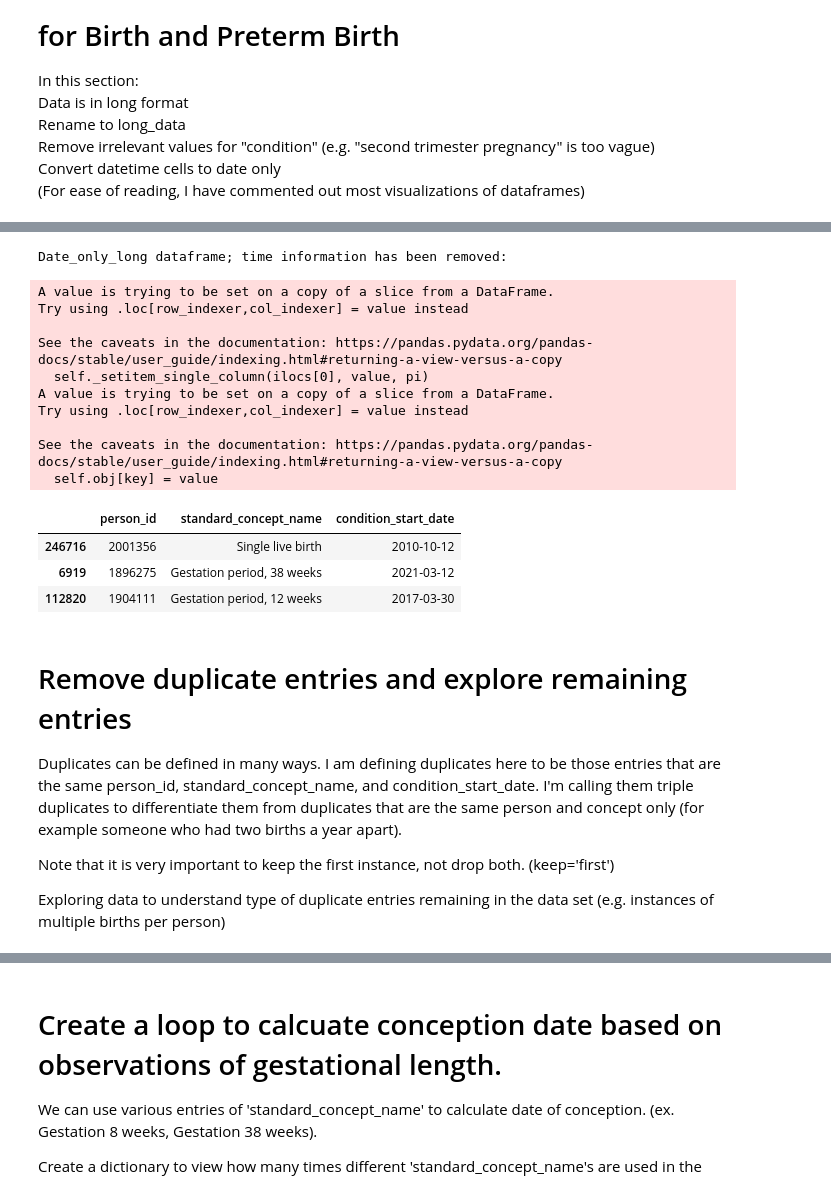
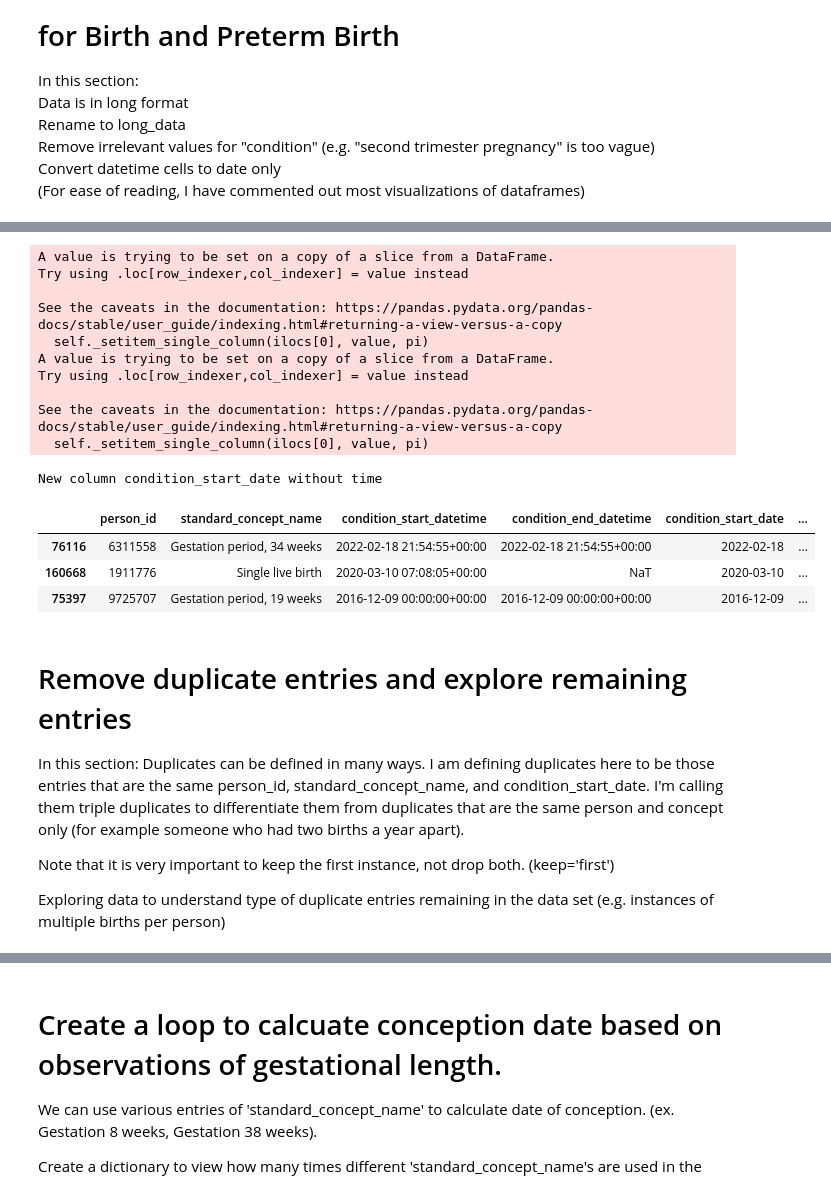
Before and after one commit to kgrillaert/preterm_birth, a Jupyter notebook: Exploration of Concept Set.ipynb, the cells around one changed output, grey strips where cells are left out. Drawn from its saved outputs; the diff is of its cells as text; code cells hidden in the pictures.

```diff
--- a/Exploration of Concept Set.ipynb
+++ b/Exploration of Concept Set.ipynb
@@ -14,18 +14,18 @@ Remove irrelevant values for "condition" (e.g. "second trimester pregnancy" is t
 Convert datetime cells to date only
 (For ease of reading, I have commented out most visualizations of dataframes)
 # %%
+import pandas as pd
 import os
-import pandas
 import numpy as np
+import time
 
-# This query represents dataset "Concept Set Exploration" for domain "condition" and was generated for
-#All of Us Controlled Tier Dataset v7
-
-dataset_95902282_condition_sql = """
+# This query represents dataset "Concept Set Exploration" for domain "condition" and was generated for All of Us Controlled Tier Dataset v7
+dataset_16190849_condition_sql = """
     SELECT
         c_occurrence.person_id,
         c_standard_concept.concept_name as standard_concept_name,
-        c_occurrence.condition_start_datetime
+        c_occurrence.condition_start_datetime,
+        c_occurrence.condition_end_datetime
     FROM
         ( SELECT
             *
@@ -120,11 +120,11 @@ dataset_95902282_condition_sql = """
                         `""" + os.environ["WORKSPACE_CDR"] + """.concept` c_standard_concept
                             ON c_occurrence.condition_concept_id = c_standard_concept.concept_id"""
 
-dataset_95902282_condition_df = pandas.read_gbq(
-    dataset_95902282_condition_sql,
+dataset_16190849_condition_df = pd.read_gbq(
+    dataset_16190849_condition_sql,
     dialect="standard",
     use_bqstorage_api=("BIGQUERY_STORAGE_API_ENABLED" in os.environ),
     progress_bar_type="tqdm_notebook")
 
-dataset_95902282_condition_df.sample(3)
+dataset_16190849_condition_df.sample(3)
 # %% [output]
@@ -135,6 +135,6 @@ dataset_95902282_condition_df.sample(3)
 # %%
-#Rename and visualize dataset - data in long format (multiple rows per person_id)
+#Rename and inspect dataset - data in long format (multiple rows per person_id)
 
-long_data = dataset_95902282_condition_df
+long_data = dataset_16190849_condition_df
 
-#long_data.info
+long_data.sample(6)
@@ -161,41 +170,45 @@ drop_long_data = long_data[~long_data['standard_concept_name'].isin(values_to_dr
 #print("Dataframe after dropping rows with specific values in 'standard_concept_name':")
 #print(drop_long_data)
 # %%
-#Convert condition_start_datetime cells to contain only date information and not time, as time is irrelevant to our question
+#Convert condition_start_datetime and end_datetime cells to contain only date information and not time, as time is irrelevant to our question
 #Make a new copy of the dataset and drop the old datetime column, retaining new date column
-
-import  pandas as pd
+import pandas as pd
 
 # Convert the datetime column to a datetime type
 drop_long_data.loc[:,'condition_start_datetime'] = pd.to_datetime(drop_long_data['condition_start_datetime'])
+drop_long_data.loc[:,'condition_end_datetime'] = pd.to_datetime(drop_long_data['condition_end_datetime'])
 
 #Create a new date only column
 drop_long_data.loc[:,'condition_start_date'] = drop_long_data['condition_start_datetime'].dt.date
+drop_long_data.loc[:,'condition_end_date'] = drop_long_data['condition_end_datetime'].dt.date
 
-# Drop the datetime_column
-date_only_long_data = drop_long_data.drop(columns=['condition_start_datetime']).copy()
+#Not dropping datetime any longer as using it to sort for most recent medical entries on same date
+#date_only_long_data = drop_long_data.drop(columns=['condition_start_datetime']).copy()
+#date_only_long_data = drop_long_data.drop(columns=['condition_end_datetime']).copy()
 
-# Display new dataframe with all columns except datetime_column
-print("Date_only_long dataframe; time information has been removed:")
-date_only_long_data.sample(3)
+# Display new dataframe
+print("New column condition_start_date and end_date without time")
+drop_long_data.sample(3)
 # %% [output]
-Date_only_long dataframe; time information has been removed:
+A value is trying to be set on a copy of a slice from a DataFrame.
+Try using .loc[row_indexer,col_indexer] = value instead
+
+See the caveats in the documentation: https://pandas.pydata.org/pandas-docs/stable/user_guide/indexing.html#returning-a-view-versus-a-copy
+  self._setitem_single_column(ilocs[0], value, pi)
+A value is trying to be set on a copy of a slice from a DataFrame.
+Try using .loc[row_indexer,col_indexer] = value instead
+
+See the caveats in the documentation: https://pandas.pydata.org/pandas-docs/stable/user_guide/indexing.html#returning-a-view-versus-a-copy
+  self._setitem_single_column(ilocs[0], value, pi)
-A value is trying to be set on a copy of a slice from a DataFrame.
-Try using .loc[row_indexer,col_indexer] = value instead
-
-See the caveats in the documentation: https://pandas.pydata.org/pandas-docs/stable/user_guide/indexing.html#returning-a-view-versus-a-copy
-  self._setitem_single_column(ilocs[0], value, pi)
-A value is trying to be set on a copy of a slice from a DataFrame.
-Try using .loc[row_indexer,col_indexer] = value instead
-
-See the caveats in the documentation: https://pandas.pydata.org/pandas-docs/stable/user_guide/indexing.html#returning-a-view-versus-a-copy
-  self.obj[key] = value
+New column condition_start_date without time
-|  | person_id | standard_concept_name | condition_start_date |
-| 246716 | 2001356 | Single live birth | 2010-10-12 |
-| 6919 | 1896275 | Gestation period, 38 weeks | 2021-03-12 |
-| 112820 | 1904111 | Gestation period, 12 weeks | 2017-03-30 |
+|  | person_id | standard_concept_name | condition_start_datetime | condition_end_datetime | condition_start_date | ... |
+| 76116 | 6311558 | Gestation period, 34 weeks | 2022-02-18 21:54:55+00:00 | 2022-02-18 21:54:55+00:00 | 2022-02-18 | ... |
+| 160668 | 1911776 | Single live birth | 2020-03-10 07:08:05+00:00 | NaT | 2020-03-10 | ... |
+| 75397 | 9725707 | Gestation period, 19 weeks | 2016-12-09 00:00:00+00:00 | 2016-12-09 00:00:00+00:00 | 2016-12-09 | ... |
 # %% [markdown]
 # Remove duplicate entries and explore remaining entries
+
+In this section:
 Duplicates can be defined in many ways. I am defining duplicates here to be those entries that are the same person_id,
 standard_concept_name, and condition_start_date. I'm calling them triple duplicates to differentiate them from duplicates
 that are the same person and concept only (for example someone who had two births a year apart).
```
Also changed, not shown: parts of 73 cells of this notebook.
